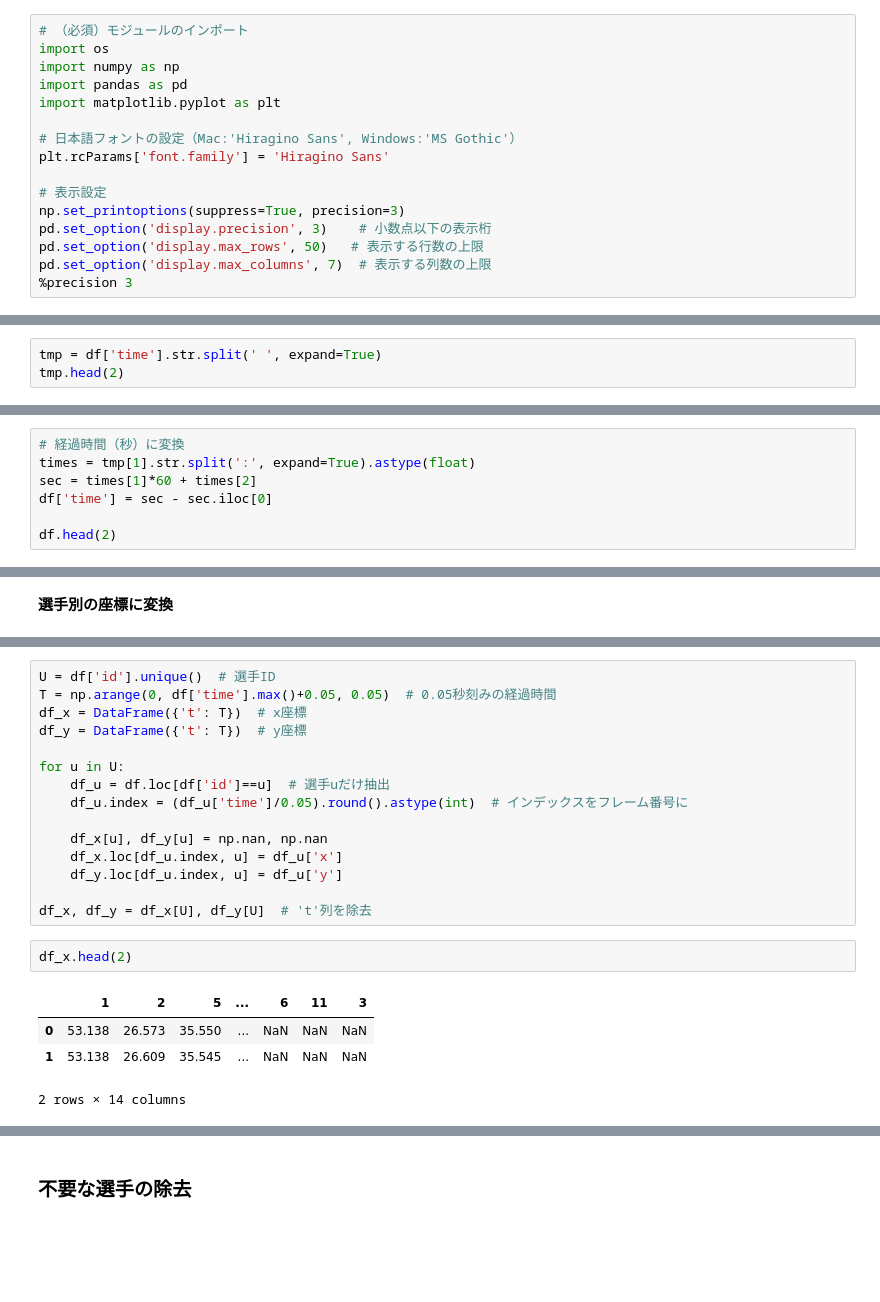
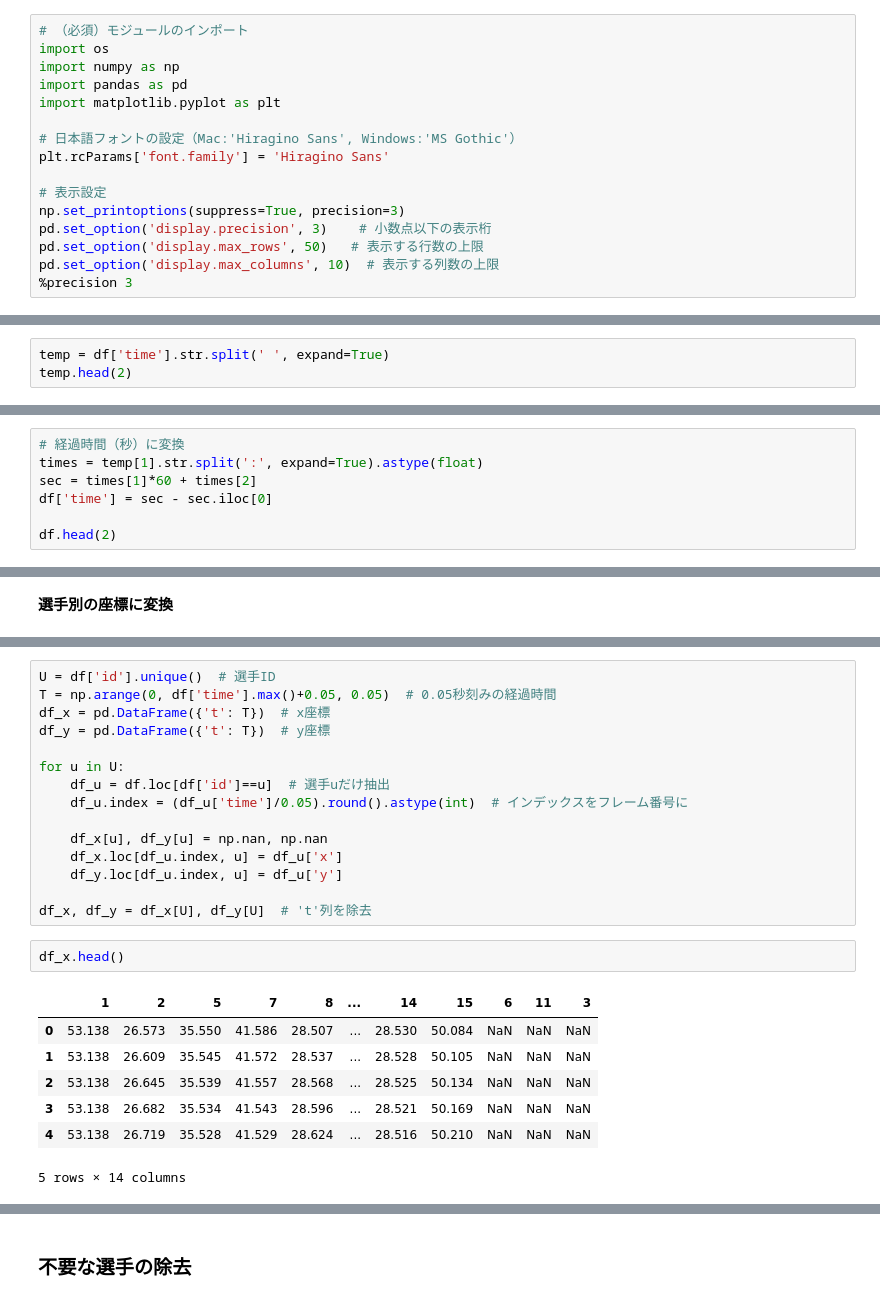
Before and after one commit to tnarizuka/sports_data_programming, a Jupyter notebook: _build/jupyter_execute/chap_7/7_tracking.ipynb, the cells around one changed output, grey strips where cells are left out. Saved outputs shown, nothing was run; the diff lists cells and outputs as text; blank space fills up the shorter version.

```diff
--- a/_build/jupyter_execute/chap_7/7_tracking.ipynb
+++ b/_build/jupyter_execute/chap_7/7_tracking.ipynb
@@ -12,7 +12,7 @@ plt.rcParams['font.family'] = 'Hiragino Sans'
 np.set_printoptions(suppress=True, precision=3)
 pd.set_option('display.precision', 3)    # 小数点以下の表示桁
 pd.set_option('display.max_rows', 50)   # 表示する行数の上限
-pd.set_option('display.max_columns', 7)  # 表示する列数の上限
+pd.set_option('display.max_columns', 10)  # 表示する列数の上限
 %precision 3
 # %% [output]
 '%.3f'
@@ -96,8 +95,8 @@ df.head(2)
 'time'列には試合が行われた年月日および時刻が文字列として保存されている．
 このうち，前半の年月日の情報は不要なので，`str.split`メソッドを用いて年月日と時刻を切り離す．
 # %%
-tmp = df['time'].str.split(' ', expand=True)
-tmp.head(2)
+temp = df['time'].str.split(' ', expand=True)
+temp.head(2)
 # %% [output]
 |  | 0 | 1 |
 | 0 | 2013-11-03 | 18:01:09 |
@@ -110,7 +109,7 @@ tmp.head(2)
 - `df`の第0行からの経過時間に変換し，`df`の'time'列に追加する
 # %%
 # 経過時間（秒）に変換
-times = tmp[1].str.split(':', expand=True).astype(float)
+times = temp[1].str.split(':', expand=True).astype(float)
 sec = times[1]*60 + times[2]
 df['time'] = sec - sec.iloc[0]
 
@@ -131,8 +130,8 @@ df.head(2)
 # %%
 U = df['id'].unique()  # 選手ID
 T = np.arange(0, df['time'].max()+0.05, 0.05)  # 0.05秒刻みの経過時間
-df_x = DataFrame({'t': T})  # x座標
-df_y = DataFrame({'t': T})  # y座標
+df_x = pd.DataFrame({'t': T})  # x座標
+df_y = pd.DataFrame({'t': T})  # y座標
 
 for u in U:
     df_u = df.loc[df['id']==u]  # 選手uだけ抽出
@@ -144,10 +143,13 @@ for u in U:
 
 df_x, df_y = df_x[U], df_y[U]  # 't'列を除去
 # %%
-df_x.head(2)
+df_x.head()
 # %% [output]
-|  | 1 | 2 | 5 | ... | 6 | 11 | 3 |
-| 0 | 53.138 | 26.573 | 35.550 | ... | NaN | NaN | NaN |
-| 1 | 53.138 | 26.609 | 35.545 | ... | NaN | NaN | NaN |
+|  | 1 | 2 | 5 | 7 | 8 | ... | 14 | 15 | 6 | 11 | 3 |
+| 0 | 53.138 | 26.573 | 35.550 | 41.586 | 28.507 | ... | 28.530 | 50.084 | NaN | NaN | NaN |
+| 1 | 53.138 | 26.609 | 35.545 | 41.572 | 28.537 | ... | 28.528 | 50.105 | NaN | NaN | NaN |
+| 2 | 53.138 | 26.645 | 35.539 | 41.557 | 28.568 | ... | 28.525 | 50.134 | NaN | NaN | NaN |
+| 3 | 53.138 | 26.682 | 35.534 | 41.543 | 28.596 | ... | 28.521 | 50.169 | NaN | NaN | NaN |
+| 4 | 53.138 | 26.719 | 35.528 | 41.529 | 28.624 | ... | 28.516 | 50.210 | NaN | NaN | NaN |
-2 rows × 14 columns
+5 rows × 14 columns
 # %%
```
Also changed, not shown: parts of 7 cells of this notebook, 7 other files.
